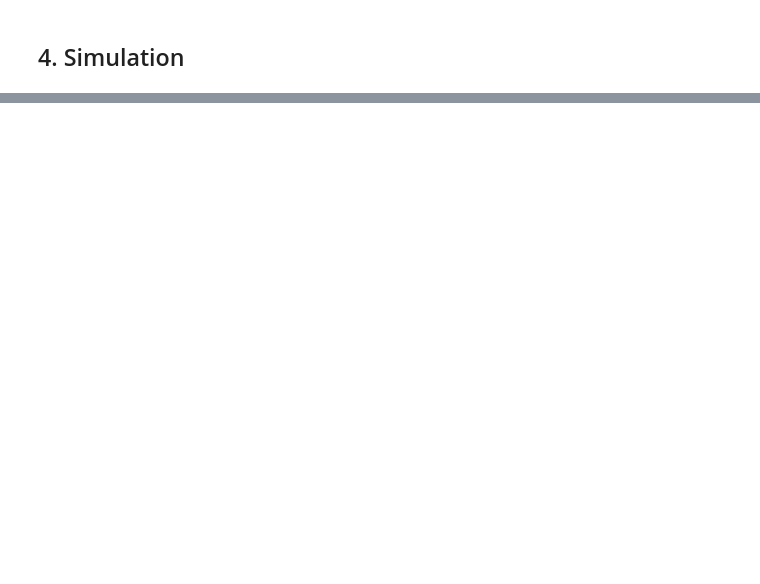
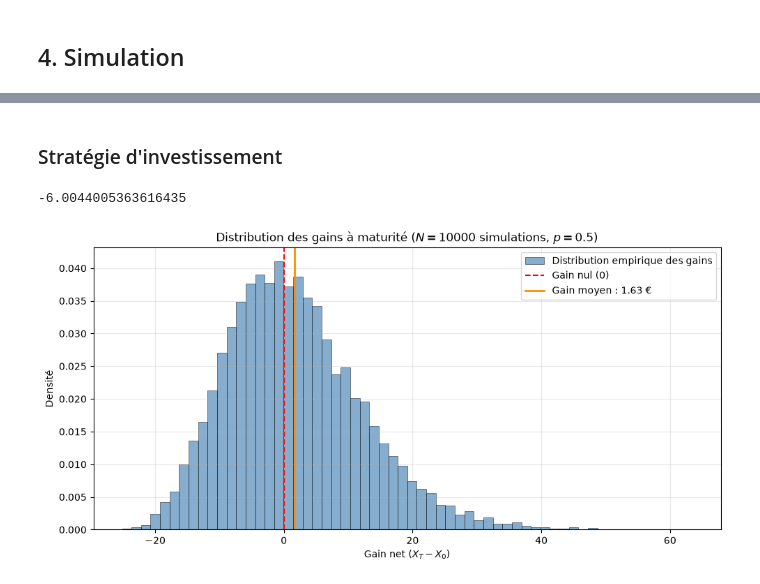
Before and after one commit to voegtlejules/heston_model, a Jupyter notebook: notebooks/PIR.ipynb, the cells around one changed output, grey strips where cells are left out. Cells and saved outputs as stored; diff of their text form; code cells hidden in the pictures; blank space fills up the shorter version.

Commit message:
Add investment strat

```diff
--- a/notebooks/PIR.ipynb
+++ b/notebooks/PIR.ipynb
@@ -124,0 +125,43 @@ plt.show()
+# %% [markdown]
+### Stratégie d'investissement
+# %%
+def investment_strat(stock, stock_act, nonrisky, p,capital):
+    nb_parts_sans_risque = (capital * (1 - p)) / nonrisky[0]
+    nb_parts_risque = (capital * p) / stock[0]
+
+    X_T = nb_parts_sans_risque * nonrisky[-1] + nb_parts_risque * stock[-1]
+    X_tilde_T = (capital / nonrisky[0]) + nb_parts_risque * (stock_act[-1] - stock_act[0])
+    gain = X_tilde_T - capital
+    return X_T, X_tilde_T, gain
+# %%
+stock, stock_act= prix_actif_risque(T_test,n_test,tendance,r,volatilite)
+p = 0.5
+capital = 100
+invest, invest_act, gain = investment_strat(stock, stock_act, risk_free_asset(T_test,n_test,r), p,capital)
+print(gain)
+# %% [output]
+-6.0044005363616435
+# %%
+p = 0.5
+capital = 100
+s_0=risk_free_asset(T_test,n_test,r)
+gains=[]
+for i in range(10000):
+    stock, stock_act= prix_actif_risque(T_test,n_test,tendance,r,volatilite)
+    invest, invest_act, gain = investment_strat(stock, stock_act, s_0 , p,capital)
+    gains.append(gain)
+plt.figure(figsize=(10, 5))
+plt.hist(gains, bins=60, density=True, alpha=0.65, color="steelblue", edgecolor="black", linewidth=0.5, label="Distribution empirique des gains")
+
+plt.axvline(0, color="red", linestyle="--", linewidth=1.5, label="Gain nul ($0$)")
+plt.axvline(np.mean(gains), color="darkorange", linestyle="-", linewidth=2, label=f"Gain moyen : {np.mean(gains):.2f} €")
+
+plt.title(f"Distribution des gains à maturité ($N = {len(gains)}$ simulations, $p = {p}$)")
+plt.xlabel("Gain net ($X_T - X_0$)")
+plt.ylabel("Densité")
+plt.legend()
+plt.grid(True, alpha=0.3)
+plt.tight_layout()
+plt.show()
+# %% [output]
+[figure, added]
```
Also changed, not shown: parts of 6 cells of this notebook.
